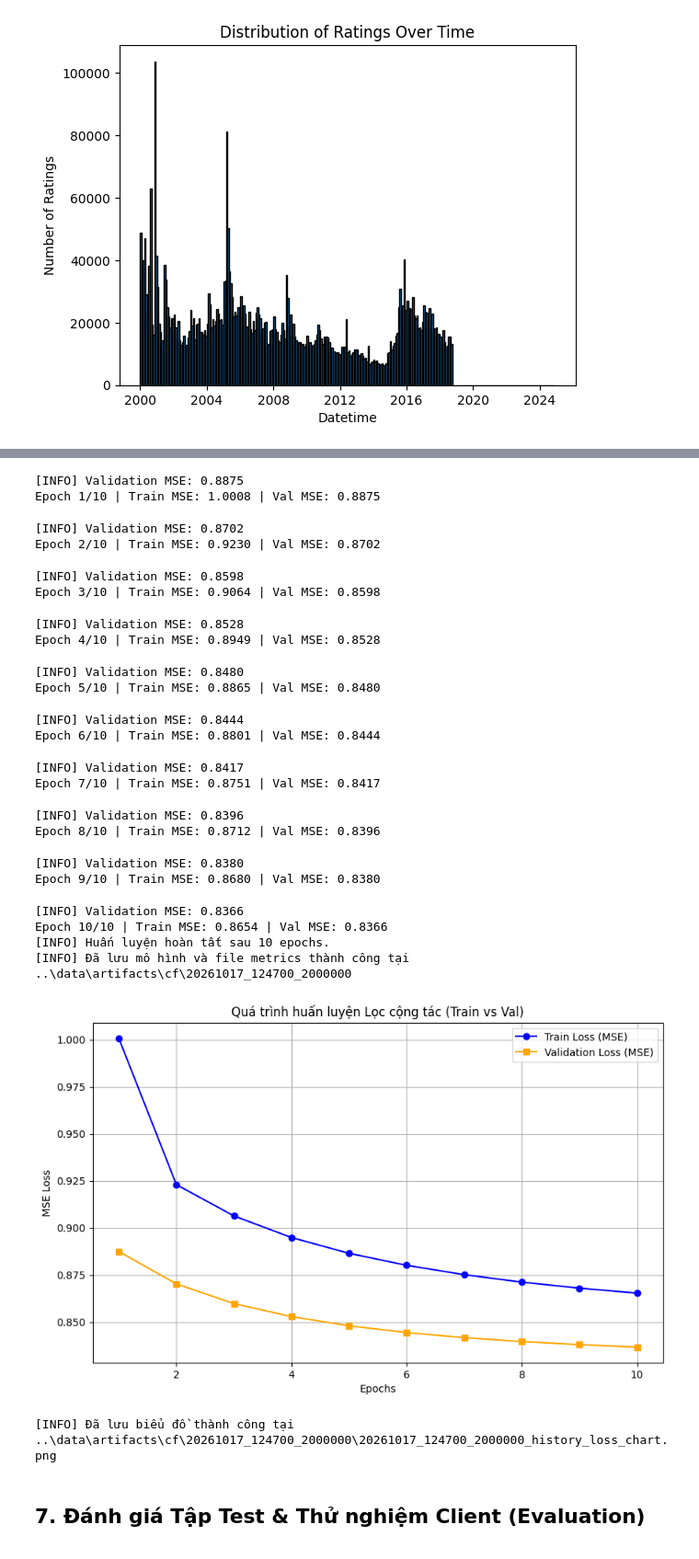
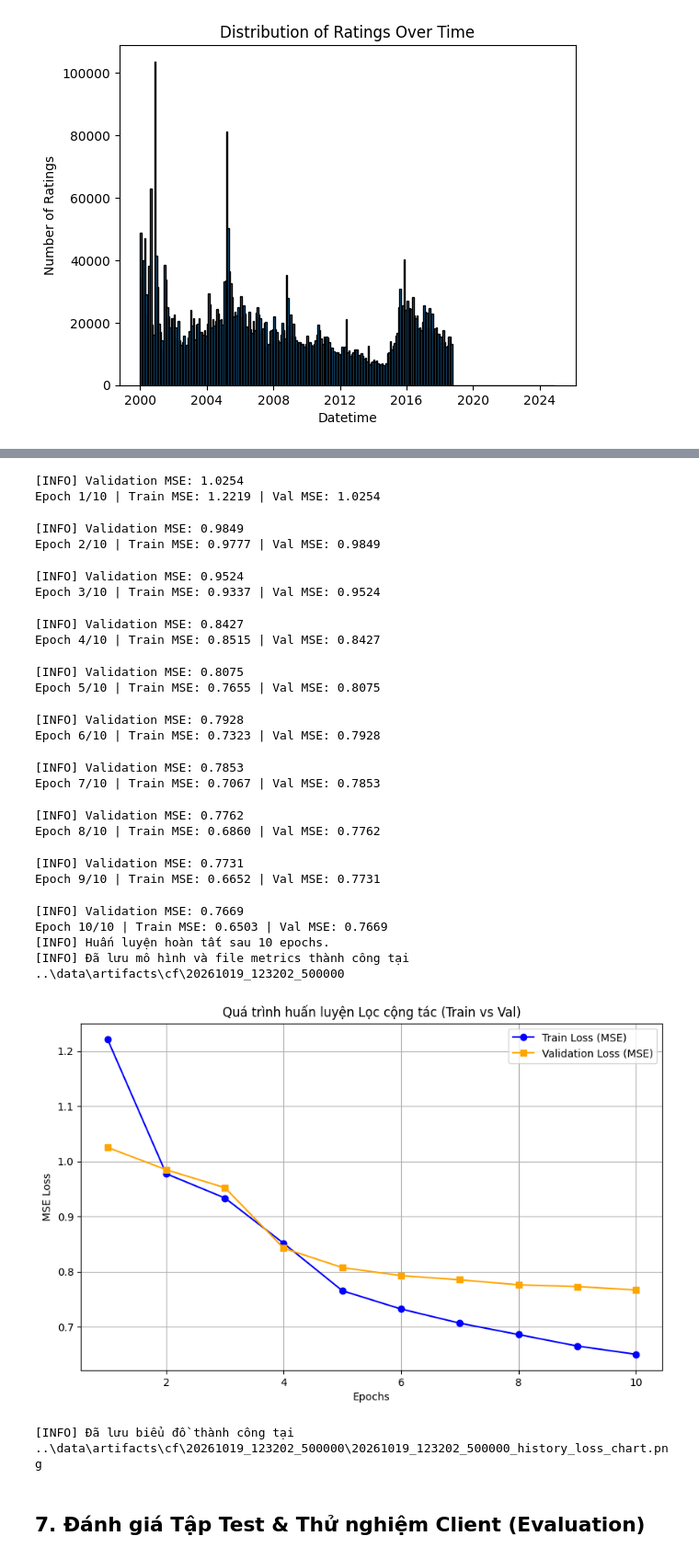
Before and after one commit to tmthuyen/movie-recommendation-system_be, a Jupyter notebook: ai-service/notebooks/08_collaborative_filtering_V2.ipynb, the cells around one changed output, grey strips where cells are left out. Shown at 92% size. Cells and saved outputs as stored; diff of their text form; code cells hidden in the pictures.

```diff
--- a/ai-service/notebooks/08_collaborative_filtering_V2.ipynb
+++ b/ai-service/notebooks/08_collaborative_filtering_V2.ipynb
@@ -40,7 +40,7 @@ class Config:
     TIMESTAMP_COL = "timestamp"
 
     # Lọc và Chia tập (Top N mới nhất)
-    MAX_ROWS_TO_PROCESS = 2_000_000 # Lấy 2 triệu dòng mới nhất
+    MAX_ROWS_TO_PROCESS = 500_000 # max số dòng mới nhất
     TRAIN_RATIO = 0.8
     VAL_RATIO = 0.1
     TEST_RATIO = 0.1
@@ -58,7 +58,7 @@ class Config:
     DEVICE = "cuda" if torch.cuda.is_available() else "cpu"
 
     # Tiền tố Versioning bằng Timestamp
-    RUN_TIMESTAMP = f"{datetime.now().strftime('%Y%m%d_%H%M%S')}_{2_000_000}"
+    RUN_TIMESTAMP = f"{datetime.now().strftime('%Y%m%d_%H%M%S')}_{500_000}"
 
     TOP_K = 10  # Số lượng đề xuất hàng đầu cho mỗi người dùng
 
@@ -575,11 +575,25 @@ plt.show()
 # A. Khởi tạo đường dẫn động (Version bằng Timestamp)
 dir_path_with_timestamp: Path =  Config.CF_DIR / Config.RUN_TIMESTAMP
 os.makedirs(dir_path_with_timestamp, exist_ok=True)
-model_path: Path = dir_path_with_timestamp / f"{Config.RUN_TIMESTAMP}_cf_model.pth"
-mapping_path: Path = dir_path_with_timestamp / f"{Config.RUN_TIMESTAMP}_mappings.parquet"
-metrics_path: Path = dir_path_with_timestamp / f"{Config.RUN_TIMESTAMP}_metrics.json"
-history_plot_path: Path = dir_path_with_timestamp / f"{Config.RUN_TIMESTAMP}_history_loss_chart.png"
-lost_plot_path: Path = dir_path_with_timestamp / f"{Config.RUN_TIMESTAMP}_loss_chart.png"
+
+def get_timestamped_path(base_dir: Path, postfix_filename: str) -> Path:
+    """
+    Tạo đường dẫn tệp với tiền tố timestamp.
+
+    Args:
+        base_dir (Path): Thư mục cơ sở để lưu tệp.
+        postfix_filename (str): Tên tệp gốc.
+
+    Returns:
+        Path: Đường dẫn tệp mới với tiền tố timestamp.
+    """
+    return base_dir / f"{Config.RUN_TIMESTAMP}_{postfix_filename}"
+
+model_path: Path = get_timestamped_path(dir_path_with_timestamp, "bmf_model.pt")
+metrics_path: Path = get_timestamped_path(dir_path_with_timestamp, "bmf_metrics.json")
+history_plot_path: Path = get_timestamped_path(dir_path_with_timestamp, "bmf_history_loss.png")
+mapping_path: Path = get_timestamped_path(dir_path_with_timestamp, "mappings.parquet")
+# lost_plot_path: Path = get_timestamped_path(dir_path_with_timestamp, "loss_chart.png")
 
 
 # B. Xử lý & Chia tập Dữ liệu
@@ -658,30 +672,30 @@ ResultVisualizer.plot_history(history, history_plot_path)
 }
 
 [INFO] Bắt đầu huấn luyện...
-[INFO] Validation MSE: 0.8875
-Epoch 1/10 | Train MSE: 1.0008 | Val MSE: 0.8875
+[INFO] Validation MSE: 1.0254
+Epoch 1/10 | Train MSE: 1.2219 | Val MSE: 1.0254
-[INFO] Validation MSE: 0.8702
-Epoch 2/10 | Train MSE: 0.9230 | Val MSE: 0.8702
+[INFO] Validation MSE: 0.9849
+Epoch 2/10 | Train MSE: 0.9777 | Val MSE: 0.9849
-[INFO] Validation MSE: 0.8598
-Epoch 3/10 | Train MSE: 0.9064 | Val MSE: 0.8598
+[INFO] Validation MSE: 0.9524
+Epoch 3/10 | Train MSE: 0.9337 | Val MSE: 0.9524
-[INFO] Validation MSE: 0.8528
-Epoch 4/10 | Train MSE: 0.8949 | Val MSE: 0.8528
+[INFO] Validation MSE: 0.8427
+Epoch 4/10 | Train MSE: 0.8515 | Val MSE: 0.8427
-[INFO] Validation MSE: 0.8480
-Epoch 5/10 | Train MSE: 0.8865 | Val MSE: 0.8480
+[INFO] Validation MSE: 0.8075
+Epoch 5/10 | Train MSE: 0.7655 | Val MSE: 0.8075
-[INFO] Validation MSE: 0.8444
-Epoch 6/10 | Train MSE: 0.8801 | Val MSE: 0.8444
+[INFO] Validation MSE: 0.7928
+Epoch 6/10 | Train MSE: 0.7323 | Val MSE: 0.7928
-[INFO] Validation MSE: 0.8417
-Epoch 7/10 | Train MSE: 0.8751 | Val MSE: 0.8417
+[INFO] Validation MSE: 0.7853
+Epoch 7/10 | Train MSE: 0.7067 | Val MSE: 0.7853
-[INFO] Validation MSE: 0.8396
-Epoch 8/10 | Train MSE: 0.8712 | Val MSE: 0.8396
+[INFO] Validation MSE: 0.7762
+Epoch 8/10 | Train MSE: 0.6860 | Val MSE: 0.7762
-[INFO] Validation MSE: 0.8380
-Epoch 9/10 | Train MSE: 0.8680 | Val MSE: 0.8380
+[INFO] Validation MSE: 0.7731
+Epoch 9/10 | Train MSE: 0.6652 | Val MSE: 0.7731
-[INFO] Validation MSE: 0.8366
-Epoch 10/10 | Train MSE: 0.8654 | Val MSE: 0.8366
+[INFO] Validation MSE: 0.7669
+Epoch 10/10 | Train MSE: 0.6503 | Val MSE: 0.7669
 [INFO] Huấn luyện hoàn tất sau 10 epochs.
-[INFO] Đã lưu mô hình và file metrics thành công tại ..\data\artifacts\cf\20261017_124700_2000000
+[INFO] Đã lưu mô hình và file metrics thành công tại ..\data\artifacts\cf\20261019_123202_500000
-[figure, old version]
+[figure, new version]
-[INFO] Đã lưu biểu đồ thành công tại ..\data\artifacts\cf\20261017_124700_2000000\20261017_124700_2000000_history_loss_chart.png
+[INFO] Đã lưu biểu đồ thành công tại ..\data\artifacts\cf\20261019_123202_500000\20261019_123202_500000_history_loss_chart.png
 # %% [markdown]
 ## 7. Đánh giá Tập Test & Thử nghiệm Client (Evaluation)
 # %%
```
Also changed, not shown: parts of 12 cells of this notebook, 26 other files.
